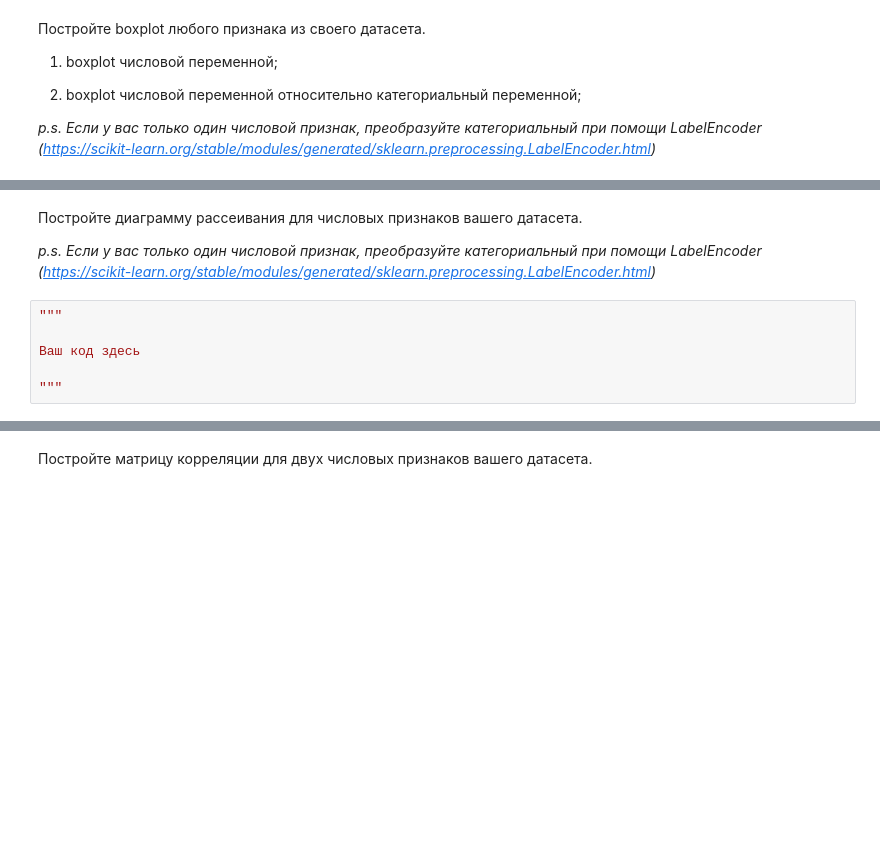
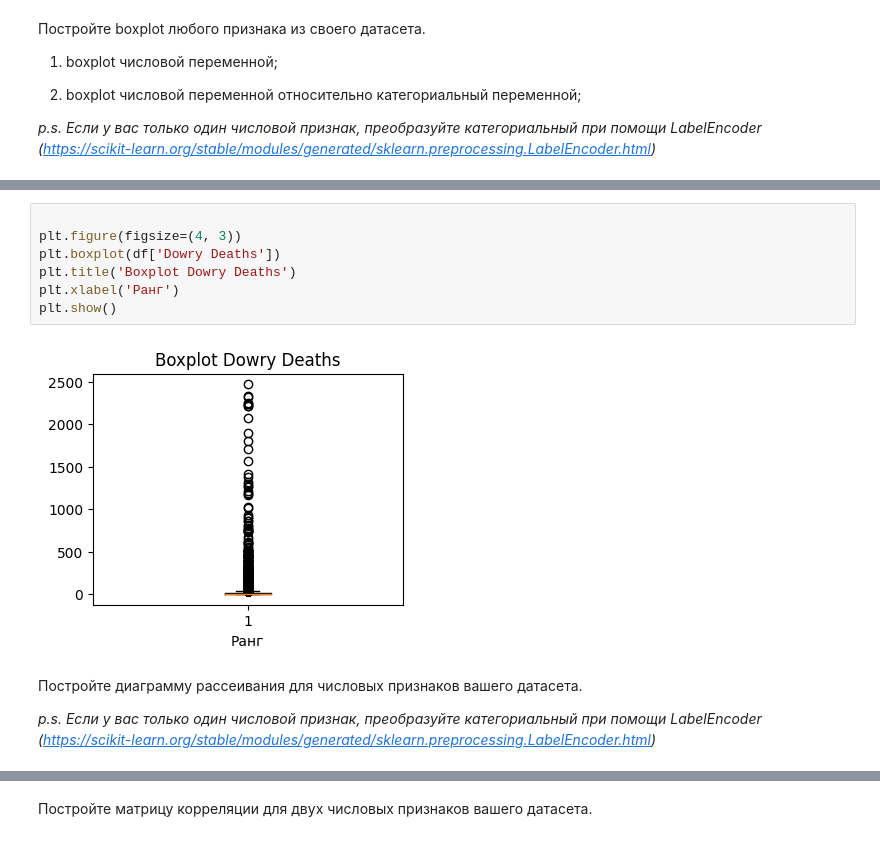
Before and after one commit to TN1928/machinescreatemachines, a Jupyter notebook: lab2/Задание_2.ipynb, the cells around one changed output, grey strips where cells are left out. Drawn from its saved outputs; the diff is of its cells as text; blank space fills up the shorter version.

```diff
--- a/lab2/Задание_2.ipynb
+++ b/lab2/Задание_2.ipynb
@@ -182,10 +181,13 @@ plt.show()
+# %%
+
+plt.figure(figsize=(4, 3))
+plt.boxplot(df['Dowry Deaths'])
+plt.title('Boxplot Dowry Deaths')
+plt.xlabel('Ранг')
+plt.show()
+# %% [output]
+[figure, added]
 # %% [markdown]
 Постройте диаграмму рассеивания для числовых признаков вашего датасета.
 
 *p.s. Если у вас только один числовой признак, преобразуйте категориальный при помощи LabelEncoder (https://scikit-learn.org/stable/modules/generated/sklearn.preprocessing.LabelEncoder.html)*
-# %%
-"""
-
-Ваш код здесь
-
-"""
```
Also changed, not shown: parts of 9 cells of this notebook.
